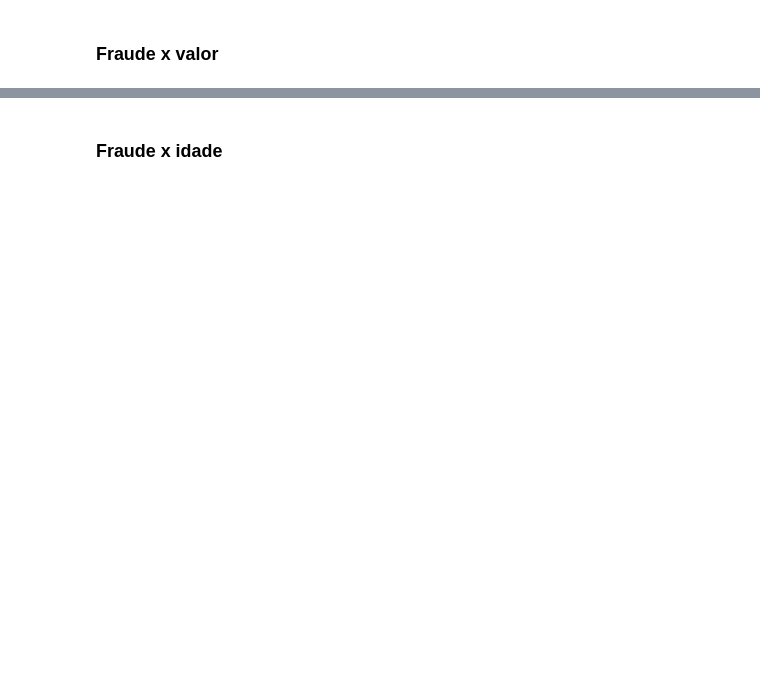
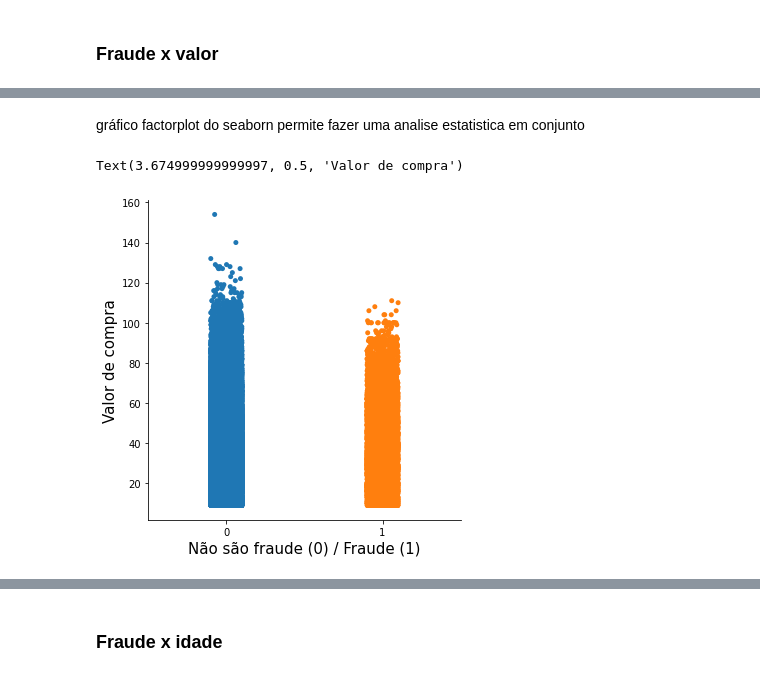
Before and after one commit to marcelogbrito/machine-learning-negocios, a Jupyter notebook: DeteccaoFraudes.ipynb, the cells around one changed output, grey strips where cells are left out. Cells and saved outputs as stored; diff of their text form; code cells hidden in the pictures; blank space fills up the shorter version.

Commit message:
Analise exploratoria atualizada

```diff
--- a/DeteccaoFraudes.ipynb
+++ b/DeteccaoFraudes.ipynb
@@ -93,0 +216,9 @@ plt.ylabel("Valor de compra", fontsize=15)
+# %% [markdown]
+gráfico factorplot do seaborn permite fazer uma analise estatistica em conjunto
+# %%
+sns.catplot(x="fraude", y="valor", data=fraudes)
+plt.xlabel("Não são fraude (0) / Fraude (1)", fontsize=15)
+plt.ylabel("Valor de compra", fontsize=15)
+# %% [output]
+Text(3.674999999999997, 0.5, 'Valor de compra')
+[figure, added]
```
Also changed, not shown: parts of 27 cells of this notebook.
